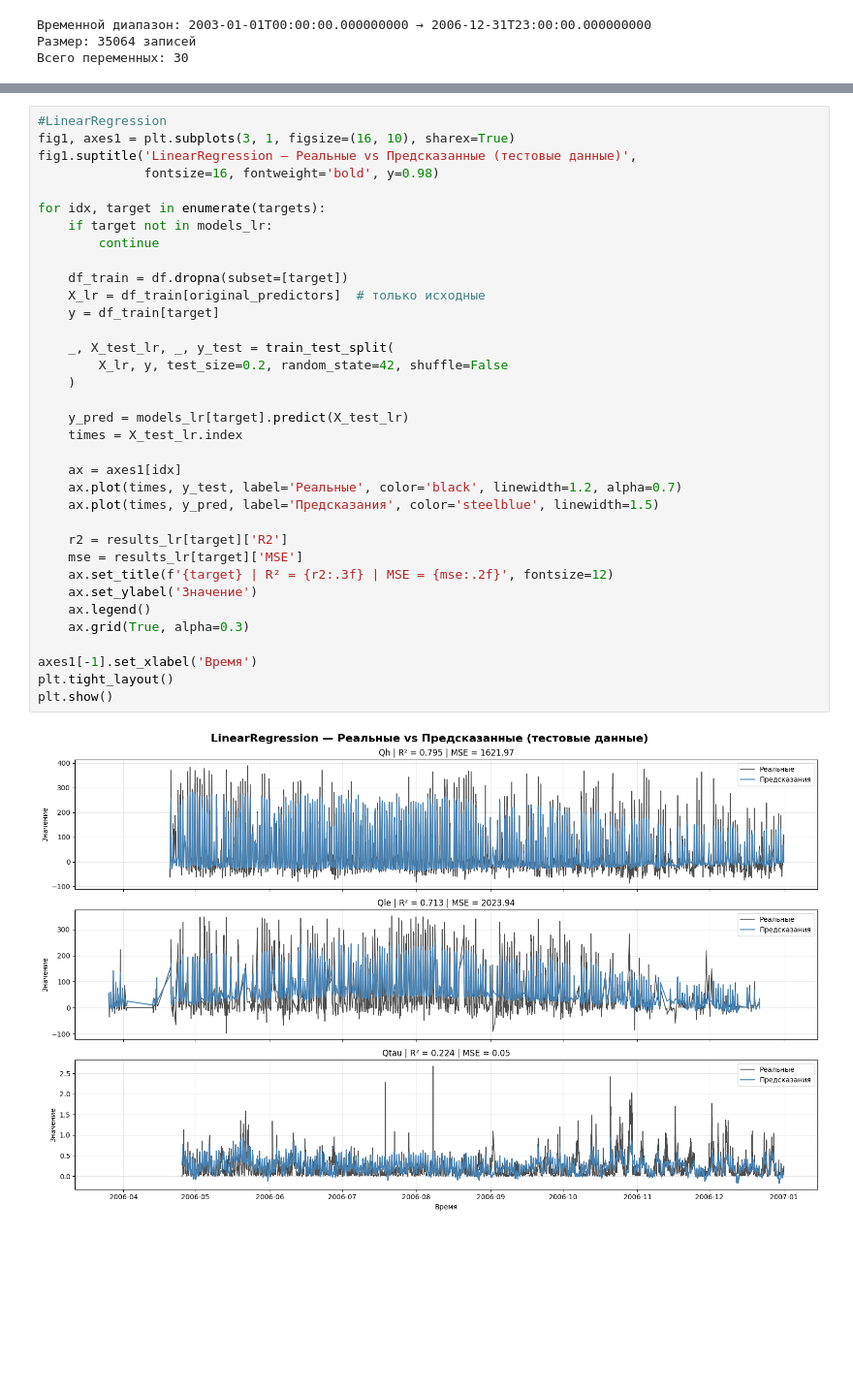
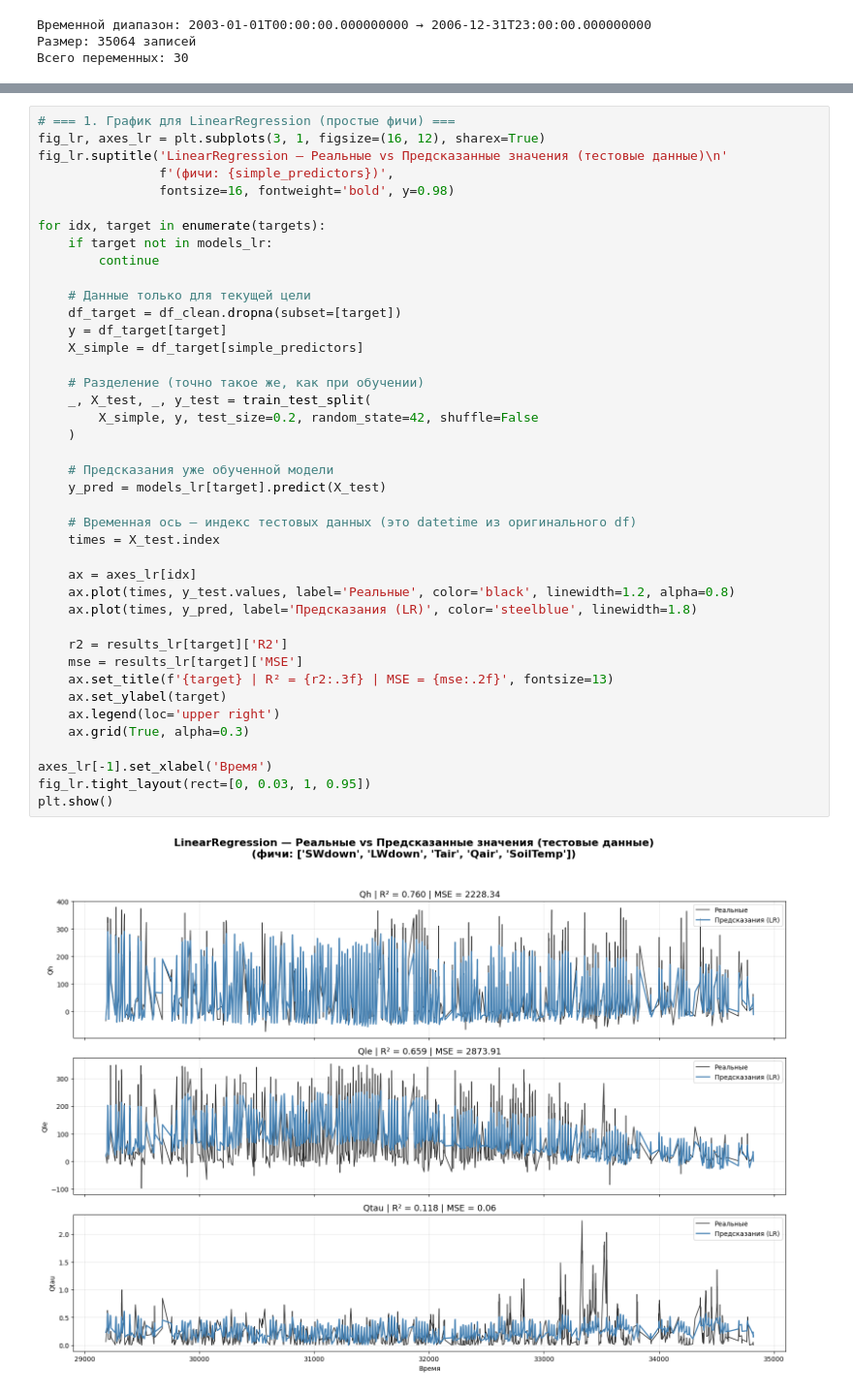
Before and after one commit to hey-there-rats/turbulent-fluxes-urban-ml, a Jupyter notebook: lin_regression.ipynb, the cells around one changed output, grey strips where cells are left out. Shown at 97% size. Cells and saved outputs as stored; diff of their text form; blank space fills up the shorter version.

Commit message:
lin regression & random forest

```diff
--- a/lin_regression.ipynb
+++ b/lin_regression.ipynb
@@ -191,38 +142,44 @@ Ridge (расширенные)         → R²: 0.6757 | MSE: 0.0215
 # %%
-#LinearRegression
-fig1, axes1 = plt.subplots(3, 1, figsize=(16, 10), sharex=True)
-fig1.suptitle('LinearRegression — Реальные vs Предсказанные (тестовые данные)',
-              fontsize=16, fontweight='bold', y=0.98)
+# === 1. График для LinearRegression (простые фичи) ===
+fig_lr, axes_lr = plt.subplots(3, 1, figsize=(16, 12), sharex=True)
+fig_lr.suptitle('LinearRegression — Реальные vs Предсказанные значения (тестовые данные)\n'
+                f'(фичи: {simple_predictors})',
+                fontsize=16, fontweight='bold', y=0.98)
 
 for idx, target in enumerate(targets):
     if target not in models_lr:
         continue
 
-    df_train = df.dropna(subset=[target])
-    X_lr = df_train[original_predictors]  # только исходные
-    y = df_train[target]
+    # Данные только для текущей цели
+    df_target = df_clean.dropna(subset=[target])
+    y = df_target[target]
+    X_simple = df_target[simple_predictors]
 
-    _, X_test_lr, _, y_test = train_test_split(
-        X_lr, y, test_size=0.2, random_state=42, shuffle=False
+    # Разделение (точно такое же, как при обучении)
+    _, X_test, _, y_test = train_test_split(
+        X_simple, y, test_size=0.2, random_state=42, shuffle=False
     )
 
-    y_pred = models_lr[target].predict(X_test_lr)
-    times = X_test_lr.index
+    # Предсказания уже обученной модели
+    y_pred = models_lr[target].predict(X_test)
 
-    ax = axes1[idx]
-    ax.plot(times, y_test, label='Реальные', color='black', linewidth=1.2, alpha=0.7)
-    ax.plot(times, y_pred, label='Предсказания', color='steelblue', linewidth=1.5)
+    # Временная ось — индекс тестовых данных (это datetime из оригинального df)
+    times = X_test.index
+
+    ax = axes_lr[idx]
+    ax.plot(times, y_test.values, label='Реальные', color='black', linewidth=1.2, alpha=0.8)
+    ax.plot(times, y_pred, label='Предсказания (LR)', color='steelblue', linewidth=1.8)
 
     r2 = results_lr[target]['R2']
     mse = results_lr[target]['MSE']
-    ax.set_title(f'{target} | R² = {r2:.3f} | MSE = {mse:.2f}', fontsize=12)
-    ax.set_ylabel('Значение')
-    ax.legend()
+    ax.set_title(f'{target} | R² = {r2:.3f} | MSE = {mse:.2f}', fontsize=13)
+    ax.set_ylabel(target)
+    ax.legend(loc='upper right')
     ax.grid(True, alpha=0.3)
 
-axes1[-1].set_xlabel('Время')
-plt.tight_layout()
+axes_lr[-1].set_xlabel('Время')
+fig_lr.tight_layout(rect=[0, 0.03, 1, 0.95])
 plt.show()
 # %% [output]
-[figure, old version]
+[figure, new version]
 # %%
```
Also changed, not shown: parts of 15 cells of this notebook, 1 other file.
